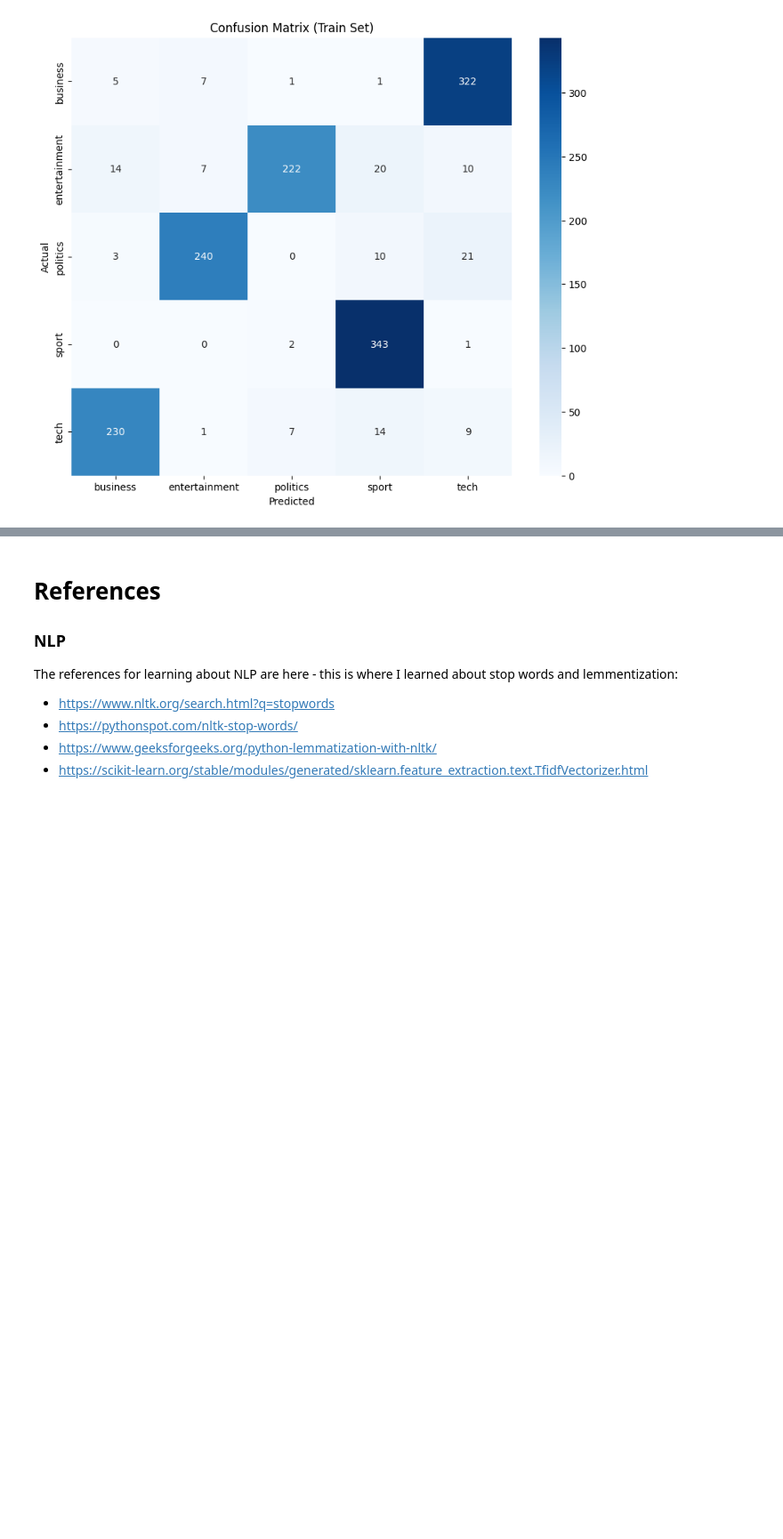
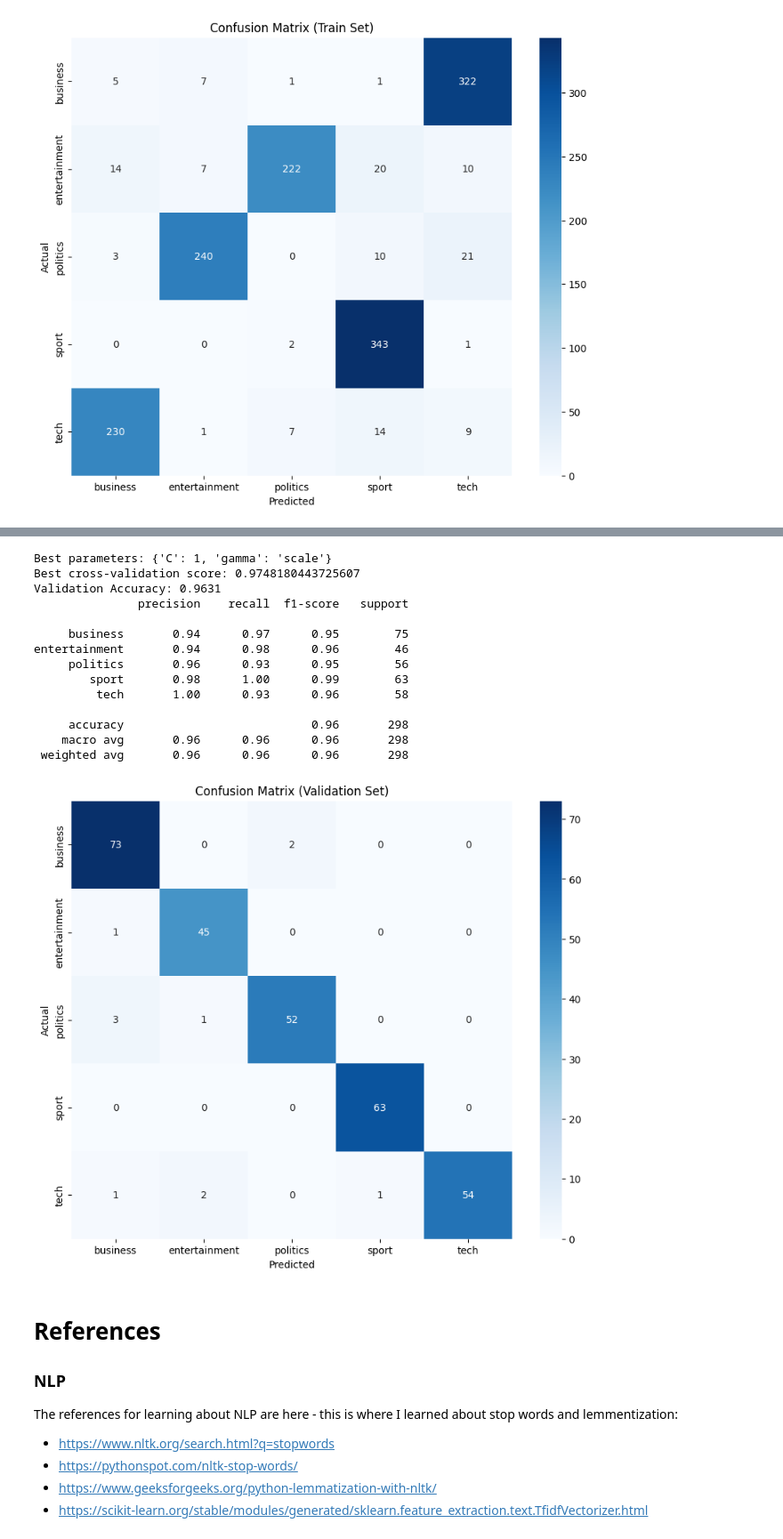
Before and after one commit to jchiare/unsupervised-ml-week-4, a Jupyter notebook: main.ipynb, the cells around one changed output, grey strips where cells are left out. Shown at 89% size. Saved outputs shown, nothing was run; the diff lists cells and outputs as text; code cells hidden in the pictures; blank space fills up the shorter version.

```diff
--- a/main.ipynb
+++ b/main.ipynb
@@ -223,3 +291,61 @@ Train Accuracy: 0.2443
+# %%
+# SVM section
+
+svm_model = SVC(kernel='rbf', probability=True, random_state=42)
+
+param_grid = {
+    'C': [0.1, 1, 10, 100],
+    'gamma': ['scale', 'auto', 0.1, 1],
+}
+
+grid_search = GridSearchCV(
+    estimator=svm_model,
+    param_grid=param_grid,
+    cv=5,
+    n_jobs=-1
+)
+
+grid_search.fit(X_train, y_train)
+
+print("Best cross-validation score:", grid_search.best_score_)
+
+best_svm_model = grid_search.best_estimator_
+
+val_predictions = best_svm_model.predict(X_val)
+val_accuracy = (val_predictions == y_val).mean()
+print(f"Validation Accuracy: {val_accuracy:.4f}")
+
+print(classification_report(y_val, val_predictions, target_names=le.classes_))
+
+cm = confusion_matrix(y_val, val_predictions)
+plt.figure(figsize=(10, 8))
+sns.heatmap(cm, annot=True, fmt='d', cmap='Blues', xticklabels=le.classes_, yticklabels=le.classes_)
+plt.title('Confusion Matrix (Validation Set)')
+plt.xlabel('Predicted')
+plt.ylabel('Actual')
+plt.show()
+
+test_predictions = best_svm_model.predict(X_test)
+test_predictions_labels = le.inverse_transform(test_predictions)
+
+test_data['Category'] = test_predictions_labels
+test_data[['ArticleId', 'Category']].to_csv('test_submission_svm.csv', index=False)
+# %% [output]
+Best parameters: {'C': 1, 'gamma': 'scale'}
+Best cross-validation score: 0.9748180443725607
+Validation Accuracy: 0.9631
+               precision    recall  f1-score   support
+
+     business       0.94      0.97      0.95        75
+entertainment       0.94      0.98      0.96        46
+     politics       0.96      0.93      0.95        56
+        sport       0.98      1.00      0.99        63
+         tech       1.00      0.93      0.96        58
+
+     accuracy                           0.96       298
+    macro avg       0.96      0.96      0.96       298
+ weighted avg       0.96      0.96      0.96       298
+[figure, added]
 # %% [markdown]
 # References
 
```
Also changed, not shown: parts of 7 cells of this notebook, 5 other files.
